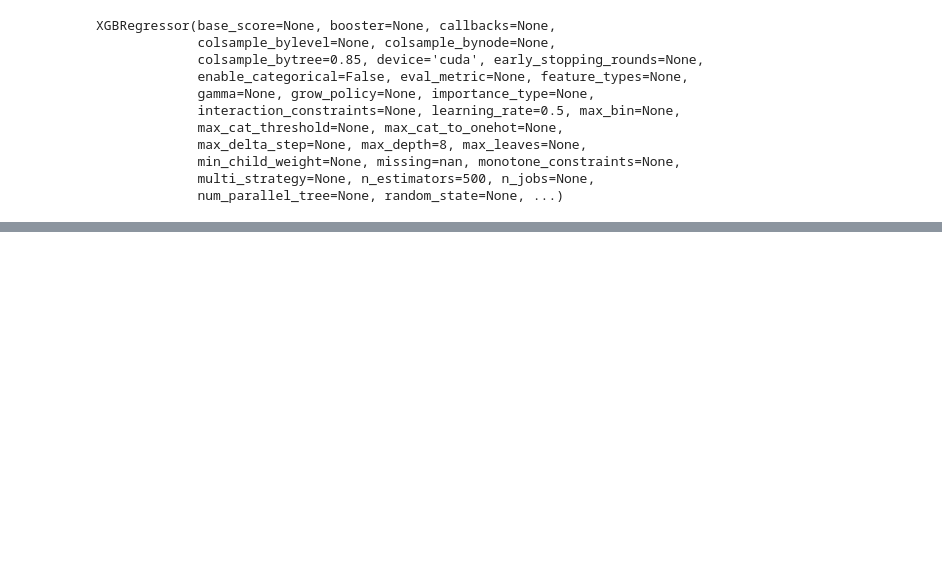
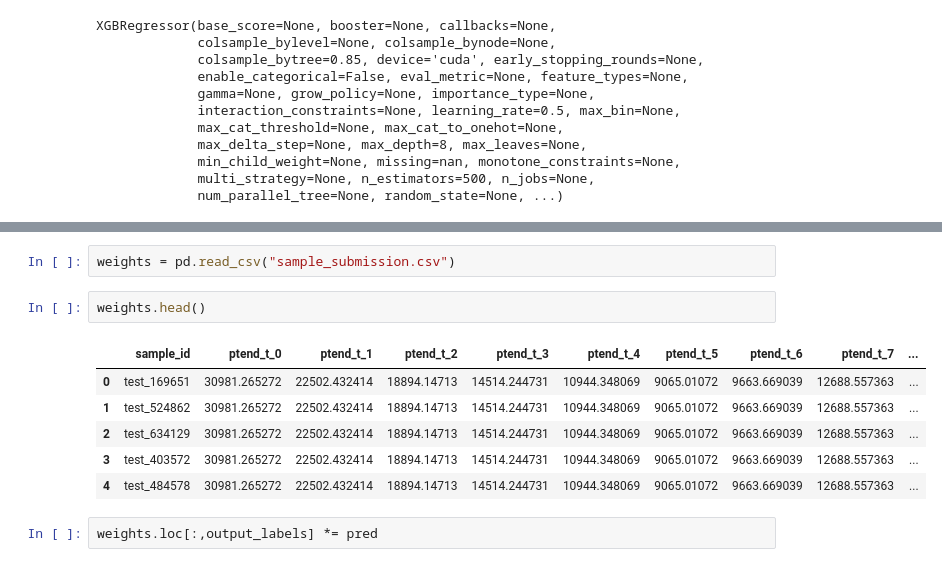
Before and after one commit to tahlberg/LEAP-ClimSim-Competition, a Jupyter notebook: LEAP_Boost.ipynb, the cells around one changed output, grey strips where cells are left out. Cells and saved outputs as stored; diff of their text form; blank space fills up the shorter version.

Commit message:
Created initial model predictions and weighted output

```diff
--- a/LEAP_Boost.ipynb
+++ b/LEAP_Boost.ipynb
@@ -126,0 +151,13 @@ XGBRegressor(base_score=None, booster=None, callbacks=None,
+# %%
+weights = pd.read_csv("sample_submission.csv")
+# %%
+weights.head()
+# %% [output]
+|  | sample_id | ptend_t_0 | ptend_t_1 | ptend_t_2 | ptend_t_3 | ptend_t_4 | ptend_t_5 | ptend_t_6 | ptend_t_7 | ... |
+| 0 | test_169651 | 30981.265272 | 22502.432414 | 18894.14713 | 14514.244731 | 10944.348069 | 9065.01072 | 9663.669039 | 12688.557363 | ... |
+| 1 | test_524862 | 30981.265272 | 22502.432414 | 18894.14713 | 14514.244731 | 10944.348069 | 9065.01072 | 9663.669039 | 12688.557363 | ... |
+| 2 | test_634129 | 30981.265272 | 22502.432414 | 18894.14713 | 14514.244731 | 10944.348069 | 9065.01072 | 9663.669039 | 12688.557363 | ... |
+| 3 | test_403572 | 30981.265272 | 22502.432414 | 18894.14713 | 14514.244731 | 10944.348069 | 9065.01072 | 9663.669039 | 12688.557363 | ... |
+| 4 | test_484578 | 30981.265272 | 22502.432414 | 18894.14713 | 14514.244731 | 10944.348069 | 9065.01072 | 9663.669039 | 12688.557363 | ... |
+# %%
+weights.loc[:,output_labels] *= pred
```
Also changed, not shown: parts of 3 cells of this notebook.
